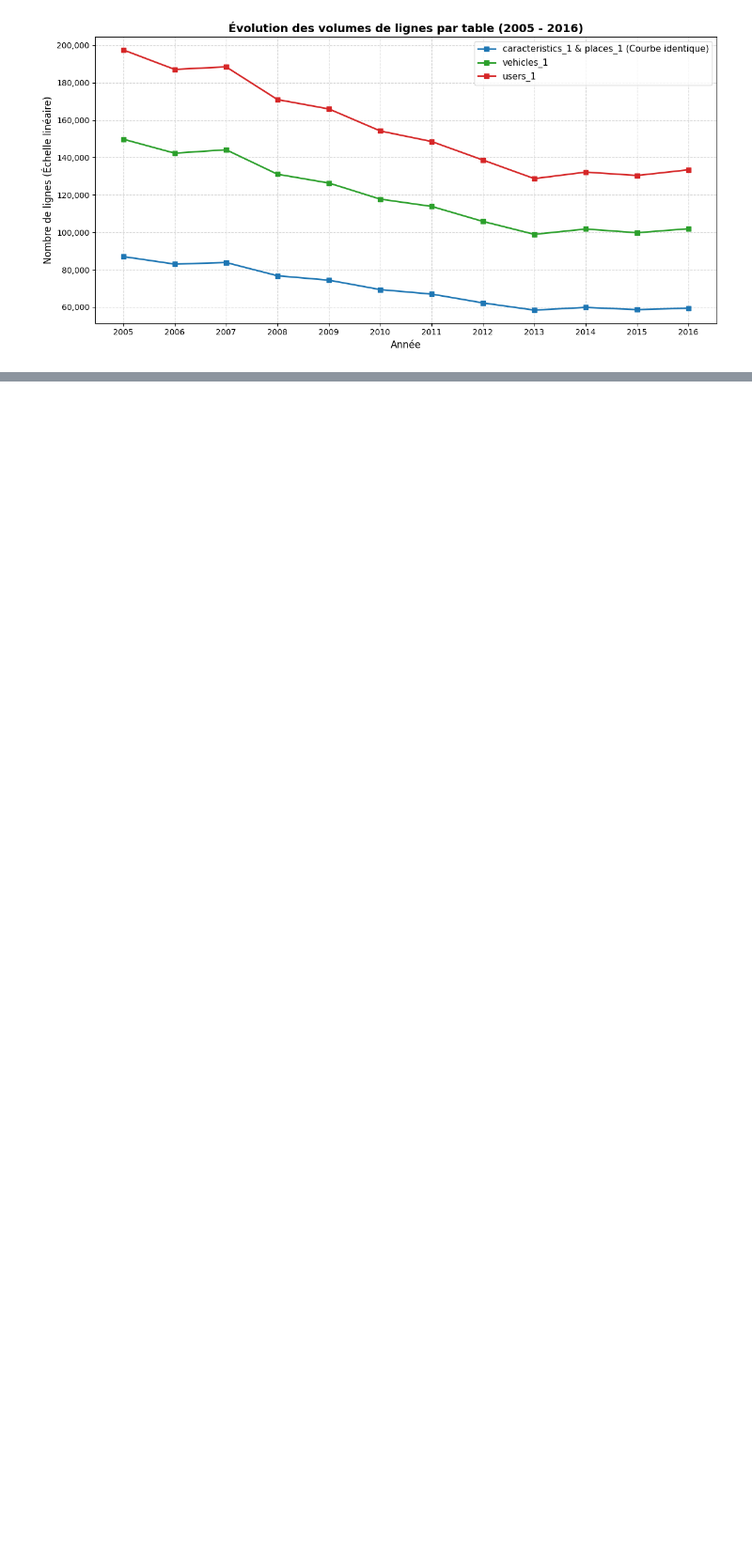
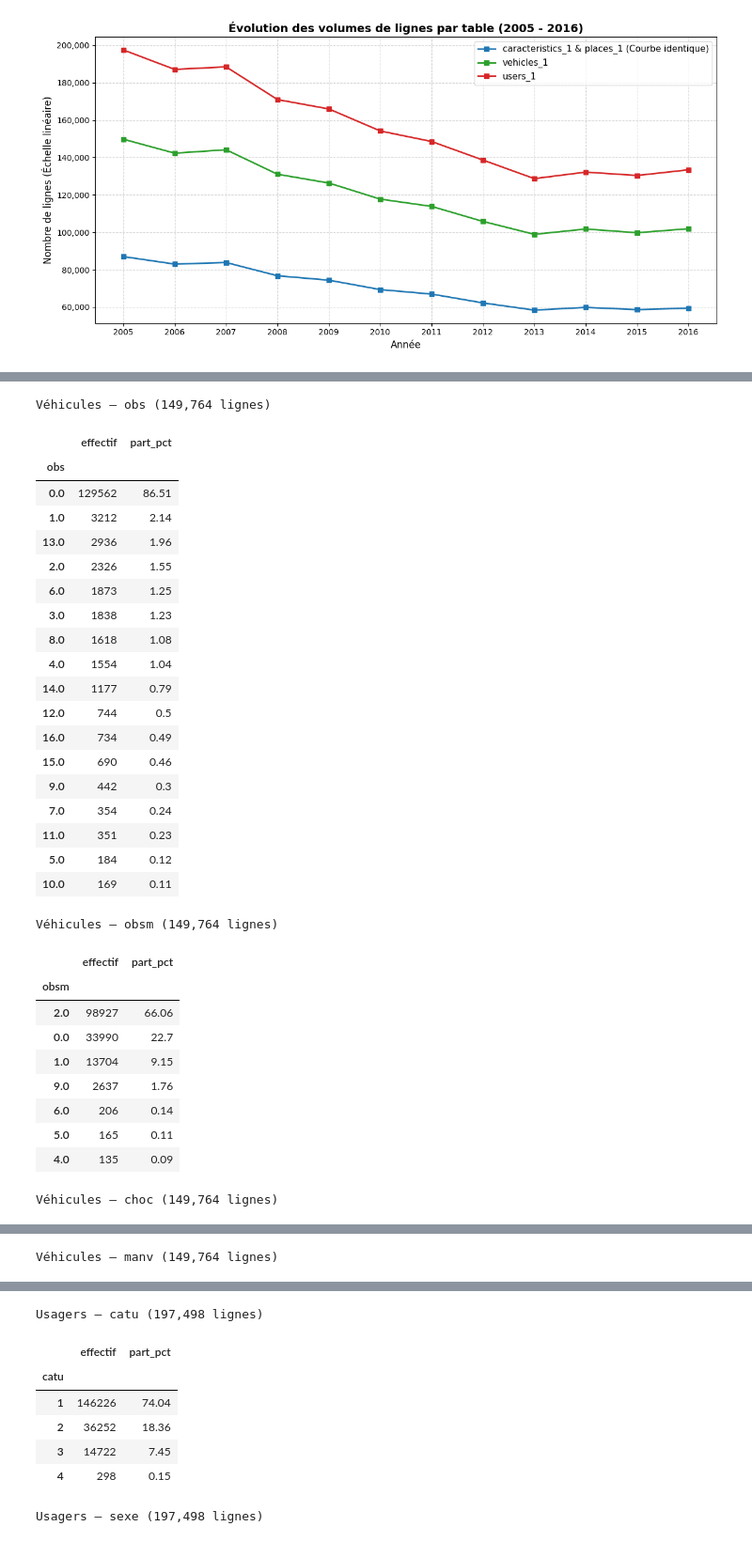
Before and after one commit to mathieu10266/AAA_Prediction-de-la-gravite-des-accidents-de-la-route-en-France, a Jupyter notebook: AAA_Accidents_en_France.ipynb, the cells around one changed output, grey strips where cells are left out. Shown at 94% size. Drawn from its saved outputs; the diff is of its cells as text; code cells hidden in the pictures; blank space fills up the shorter version.

```diff
--- a/AAA_Accidents_en_France.ipynb
+++ b/AAA_Accidents_en_France.ipynb
@@ -838,0 +1090,71 @@ Bilan final des volumes synchronisés :
+# %%
+import pandas as pd
+from IPython.display import display
+
+cle = "Num_Acc"
+colonnes_vehicules = ["obs", "obsm", "choc", "manv"]
+colonnes_usagers = ["catu", "sexe", "trajet", "locp", "actp"]
+
+vehicules_5 = vehicles_2005[[cle, *colonnes_vehicules]].copy()
+usagers_5 = users_2005[[cle, *colonnes_usagers]].copy()
+
+# Le code 3 désigne les piétons. Le code 4 couvre les piétons
+# en roller ou en trottinette dans le dictionnaire utilisé.
+est_pieton = pd.to_numeric(usagers_5["catu"], errors="coerce").isin([3, 4])
+
+sources_audit = [
+    (vehicules_5, colonnes_vehicules, "Véhicules"),
+    (usagers_5, ["catu", "sexe", "trajet"], "Usagers"),
+    (usagers_5.loc[est_pieton], ["locp", "actp"], "Piétons"),
+]
+
+for table, colonnes, population in sources_audit:
+    for colonne in colonnes:
+        valeurs = table[colonne].astype("string").str.strip()
+        valeurs = valeurs.fillna("Manquant").replace("", "Manquant")
+        effectifs = valeurs.value_counts()
+        print(f"{population} — {colonne} ({len(table):,} lignes)")
+        display(pd.DataFrame({
+            "effectif": effectifs,
+            "part_pct": (100 * effectifs / len(table)).round(2),
+        }))
+
+# Harmonisation des codes avant le regroupement.
+for table, colonnes, _ in sources_audit[:2]:
+    for colonne in colonnes:
+        table[colonne] = pd.to_numeric(table[colonne], errors="coerce")
+
+for colonne in ["locp", "actp"]:
+    usagers_5[colonne] = pd.to_numeric(usagers_5[colonne], errors="coerce")
+# %% [output]
+Véhicules — obs (149,764 lignes)
+|  | effectif | part_pct |
+| obs |  |  |
+| 0.0 | 129562 | 86.51 |
+| 1.0 | 3212 | 2.14 |
+| 13.0 | 2936 | 1.96 |
+| 2.0 | 2326 | 1.55 |
+| 6.0 | 1873 | 1.25 |
+| 3.0 | 1838 | 1.23 |
+| 8.0 | 1618 | 1.08 |
+| 4.0 | 1554 | 1.04 |
+| 14.0 | 1177 | 0.79 |
+| 12.0 | 744 | 0.5 |
+| 16.0 | 734 | 0.49 |
+| 15.0 | 690 | 0.46 |
+| 9.0 | 442 | 0.3 |
+| 7.0 | 354 | 0.24 |
+| 11.0 | 351 | 0.23 |
+| 5.0 | 184 | 0.12 |
+| 10.0 | 169 | 0.11 |
+Véhicules — obsm (149,764 lignes)
+|  | effectif | part_pct |
+| obsm |  |  |
+| 2.0 | 98927 | 66.06 |
+| 0.0 | 33990 | 22.7 |
+| 1.0 | 13704 | 9.15 |
+| 9.0 | 2637 | 1.76 |
+| 6.0 | 206 | 0.14 |
+| 5.0 | 165 | 0.11 |
+| 4.0 | 135 | 0.09 |
+Véhicules — choc (149,764 lignes)
@@ -838,0 +1173 @@ Bilan final des volumes synchronisés :
+Véhicules — manv (149,764 lignes)
@@ -838,0 +1192,8 @@ Bilan final des volumes synchronisés :
+Usagers — catu (197,498 lignes)
+|  | effectif | part_pct |
+| catu |  |  |
+| 1 | 146226 | 74.04 |
+| 2 | 36252 | 18.36 |
+| 3 | 14722 | 7.45 |
+| 4 | 298 | 0.15 |
+Usagers — sexe (197,498 lignes)
```
Also changed, not shown: parts of 53 cells of this notebook.
